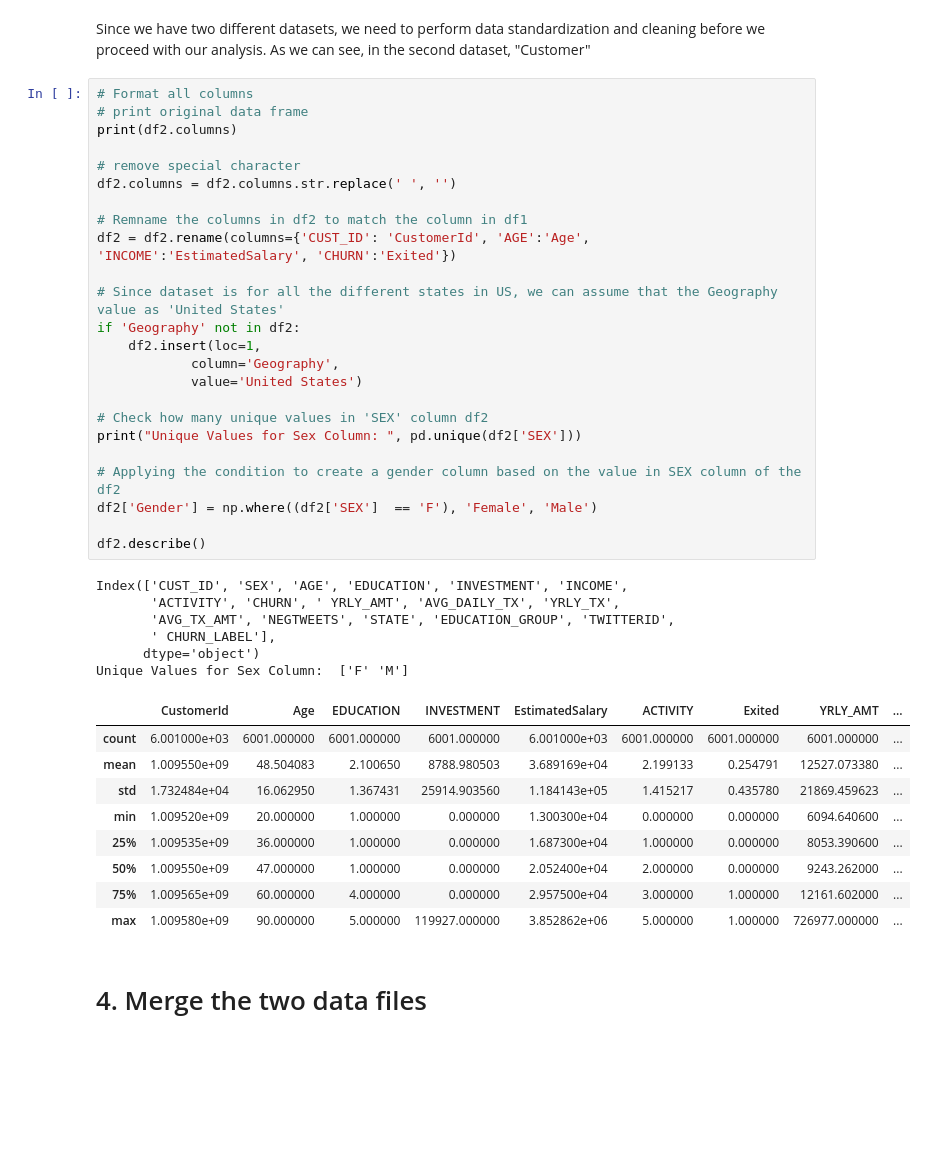
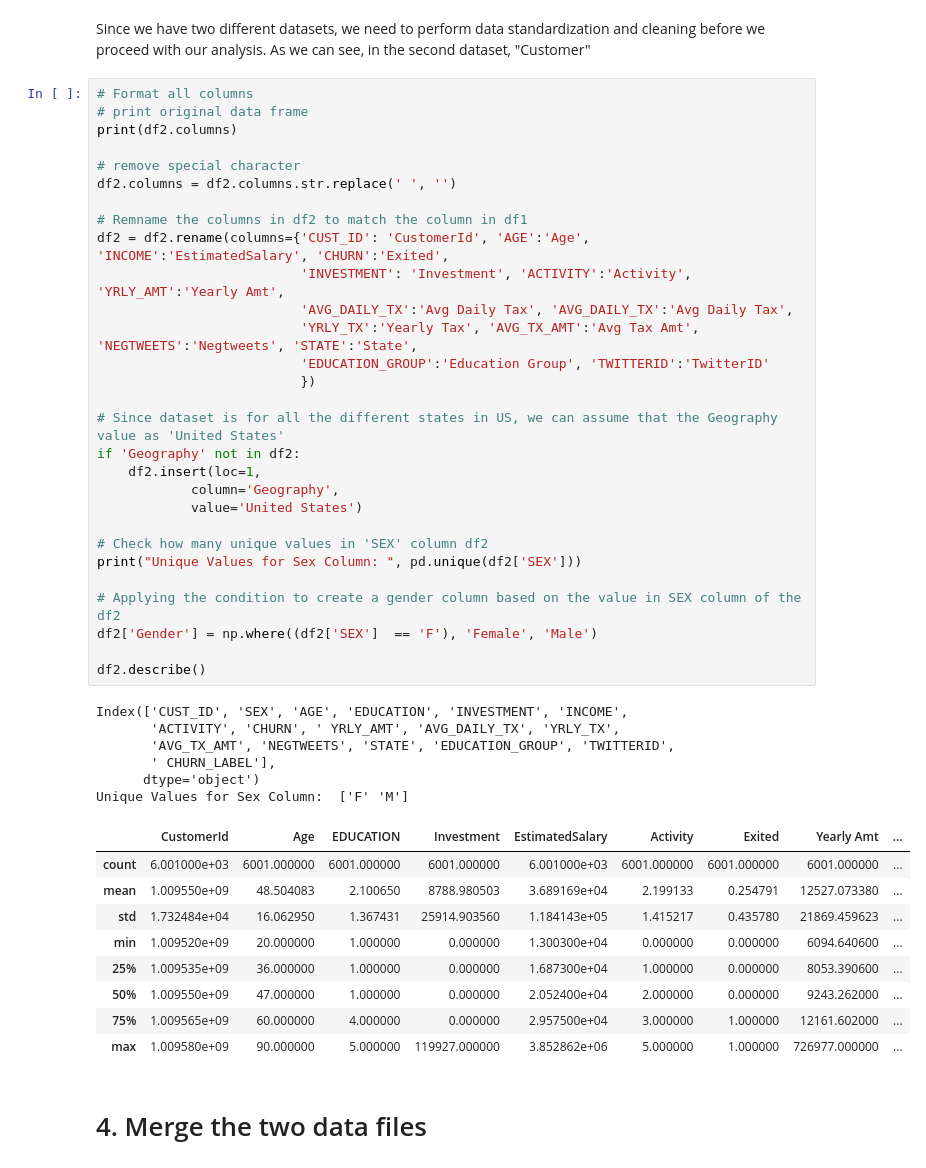
Before and after one commit to EmilyCaroline/BankCustomerChurnPrediction, a Jupyter notebook: bankcustomerchurn.ipynb, the cells around one changed output. Saved outputs shown, nothing was run; the diff lists cells and outputs as text; blank space fills up the shorter version.

```diff
--- a/bankcustomerchurn.ipynb
+++ b/bankcustomerchurn.ipynb
@@ -72,35 +72,40 @@ Since we have two different datasets, we need to perform data standardization an
 # %%
 # Format all columns
 # print original data frame
 print(df2.columns)
 
 # remove special character
 df2.columns = df2.columns.str.replace(' ', '')
 
 # Remname the columns in df2 to match the column in df1
-df2 = df2.rename(columns={'CUST_ID': 'CustomerId', 'AGE':'Age', 'INCOME':'EstimatedSalary', 'CHURN':'Exited'})
+df2 = df2.rename(columns={'CUST_ID': 'CustomerId', 'AGE':'Age', 'INCOME':'EstimatedSalary', 'CHURN':'Exited',
+                          'INVESTMENT': 'Investment', 'ACTIVITY':'Activity', 'YRLY_AMT':'Yearly Amt',
+                          'AVG_DAILY_TX':'Avg Daily Tax', 'AVG_DAILY_TX':'Avg Daily Tax',
+                          'YRLY_TX':'Yearly Tax', 'AVG_TX_AMT':'Avg Tax Amt', 'NEGTWEETS':'Negtweets', 'STATE':'State',
+                          'EDUCATION_GROUP':'Education Group', 'TWITTERID':'TwitterID'
+                          })
 
 # Since dataset is for all the different states in US, we can assume that the Geography value as 'United States'
 if 'Geography' not in df2:
     df2.insert(loc=1,
             column='Geography',
             value='United States')
 
 # Check how many unique values in 'SEX' column df2
 print("Unique Values for Sex Column: ", pd.unique(df2['SEX']))
 
 # Applying the condition to create a gender column based on the value in SEX column of the df2
 df2['Gender'] = np.where((df2['SEX']  == 'F'), 'Female', 'Male')
 
 df2.describe()
 # %% [output]
 Index(['CUST_ID', 'SEX', 'AGE', 'EDUCATION', 'INVESTMENT', 'INCOME',
        'ACTIVITY', 'CHURN', ' YRLY_AMT', 'AVG_DAILY_TX', 'YRLY_TX',
        'AVG_TX_AMT', 'NEGTWEETS', 'STATE', 'EDUCATION_GROUP', 'TWITTERID',
        ' CHURN_LABEL'],
       dtype='object')
 Unique Values for Sex Column:  ['F' 'M']
-|  | CustomerId | Age | EDUCATION | INVESTMENT | EstimatedSalary | ACTIVITY | Exited | YRLY_AMT | ... |
+|  | CustomerId | Age | EDUCATION | Investment | EstimatedSalary | Activity | Exited | Yearly Amt | ... |
 | count | 6.001000e+03 | 6001.000000 | 6001.000000 | 6001.000000 | 6.001000e+03 | 6001.000000 | 6001.000000 | 6001.000000 | ... |
 | mean | 1.009550e+09 | 48.504083 | 2.100650 | 8788.980503 | 3.689169e+04 | 2.199133 | 0.254791 | 12527.073380 | ... |
 | std | 1.732484e+04 | 16.062950 | 1.367431 | 25914.903560 | 1.184143e+05 | 1.415217 | 0.435780 | 21869.459623 | ... |
```
Also changed, not shown: parts of 10 cells of this notebook.
